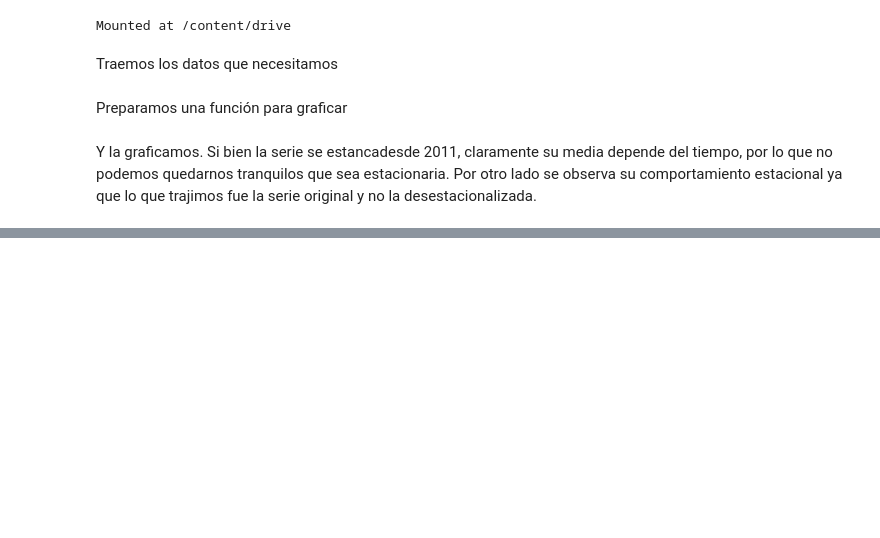
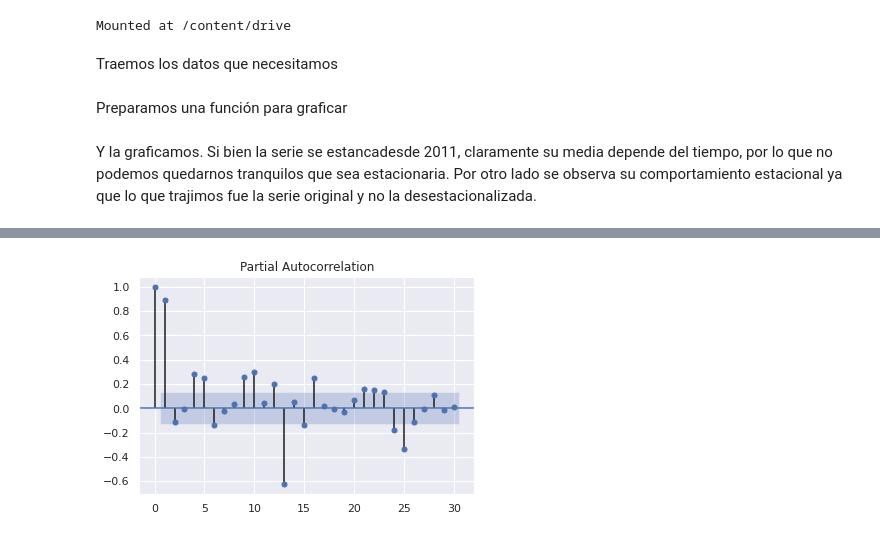
Before and after one commit to LCaravaggio/ClaseTimeSeries, a Jupyter notebook: Ejercicio1.ipynb, the cells around one changed output, grey strips where cells are left out. Saved outputs shown, nothing was run; the diff lists cells and outputs as text; code cells hidden in the pictures; blank space fills up the shorter version.

```diff
--- a/Ejercicio1.ipynb
+++ b/Ejercicio1.ipynb
@@ -57,0 +66,7 @@ graficar(emae)
+# %%
+from statsmodels.graphics.tsaplots import plot_pacf
+
+plot_pacf(emae, lags=30)
+plt.show()
+# %% [output]
+[figure, added]
```
Also changed, not shown: parts of 3 cells of this notebook.
